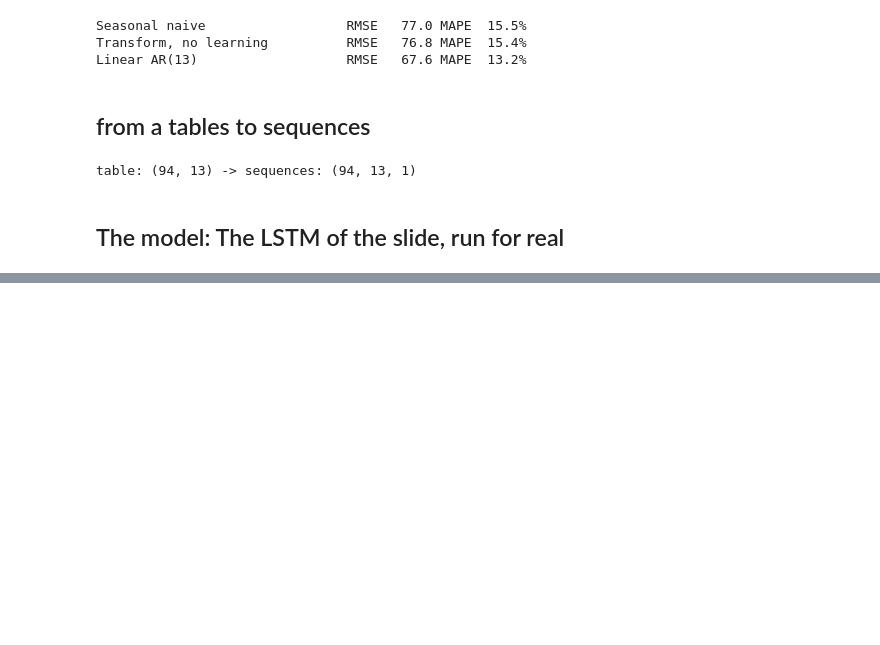
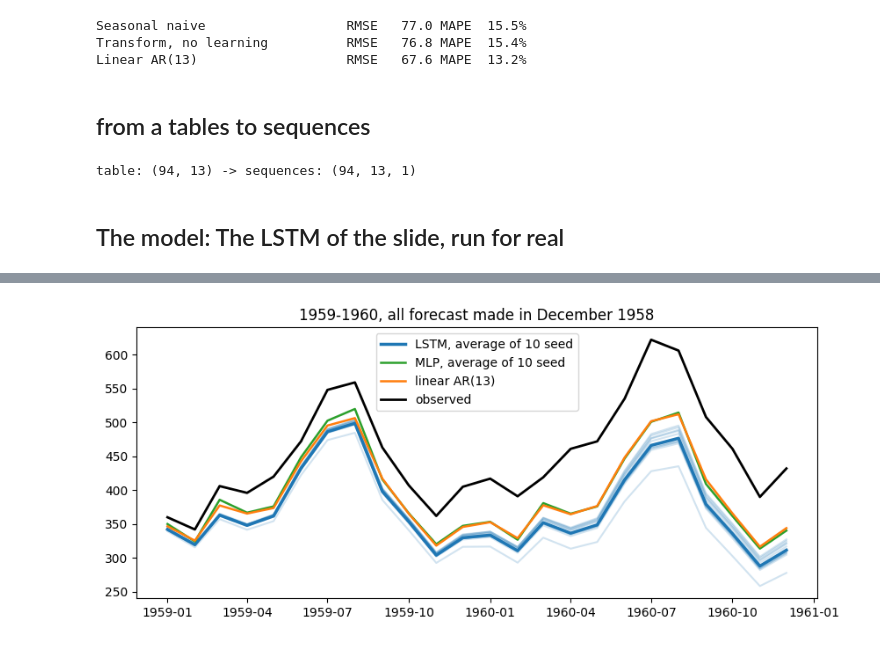
Before and after one commit to Kei300/P2-IA-Python-Libraries-Statistics, a Jupyter notebook: 6_LSTM_AirPassengers.ipynb, the cells around one changed output, grey strips where cells are left out. Cells and saved outputs as stored; diff of their text form; code cells hidden in the pictures; blank space fills up the shorter version.

```diff
--- a/6_LSTM_AirPassengers.ipynb
+++ b/6_LSTM_AirPassengers.ipynb
@@ -92,0 +212,13 @@ table: (94, 13) -> sequences: (94, 13, 1)
+# %%
+SEEDS = range(10)
+runs, rmse_seed, epochs_seed = {}, {}, {}
+for cell in ('lstm', 'gru'):
+  out = [fit_and_forecast(s, cell) for s in SEEDS]
+  runs[cell] = np.array([o[0] for o in out])
+  rmse_seed[cell] = np.array([rmse(f, test) for f in runs[cell]])
+  epochs_seed[cell] = np.array([o[1] for o in out])
+  f_avg = np.exp(np.log(runs[cell]).mean(0))
+  results[f'{cell.upper()}, average of 10 seed'] = (rmse(f_avg, test), mape(f_avg, test))
+  r = rmse_seed[cell]
+  print(f'{cell.upper()}: RMSE over seeds min {r.min():.1f} median {np.median(r):.1f} max {r.max():.1f}; '
+        f'average of 10 seeds {results[f"{cell.upper()}, average of 10 seed"][0]:.1f}: epochs {epochs_seed[cell]}')
@@ -92,0 +230,12 @@ table: (94, 13) -> sequences: (94, 13, 1)
+# %%
+def mlp_forecast(seed):
+  net = MLPRegressor(hidden_layer_sizes=(32,), activation='relu', alpha=1e-3, max_iter=5000, random_state=seed)
+  net.fit(Xz, tz)
+  zf = recursive_forecast(net, (ztr-mz)/ sz, p, H) * sz + mz
+  return np.exp(undo(zf, Ltr))
+
+runs['mlp'] = np.array([mlp_forecast(s) for s in SEEDS])
+rmse_seed['mlp'] = [rmse(f, test) for f in runs['mlp']]
+f_mlp_avg = np.exp(np.log(runs['mlp']).mean(0))
+results['MLP, average of 10 seeds'] = (rmse(f_mlp_avg, test), mape(f_mlp_avg, test))
+print(f'MLP, average of 10 seeds  RMSE %.1f MAPE %.1f%%' % results['MLP, average of 10 seeds'])
@@ -92,0 +258,12 @@ table: (94, 13) -> sequences: (94, 13, 1)
+# %%
+f_lstm_avg = np.exp(np.log(runs['lstm']).mean(0))
+plt.plot(test.index, runs['lstm'].T, color='C0', alpha=.2)
+plt.plot(test.index, f_lstm_avg, 'C0', lw=2.5, label='LSTM, average of 10 seed')
+plt.plot(test.index, f_mlp_avg, 'C2', lw=1.8, label='MLP, average of 10 seed')
+plt.plot(test.index, f_lin, 'C1', lw=1.8, label='linear AR(13)')
+plt.plot(test.index, test, 'k', lw=2, label='observed')
+plt.legend()
+plt.title('1959-1960, all forecast made in December 1958')
+plt.show()
+# %% [output]
+[figure, added]
```
Also changed, not shown: parts of 11 cells of this notebook.
